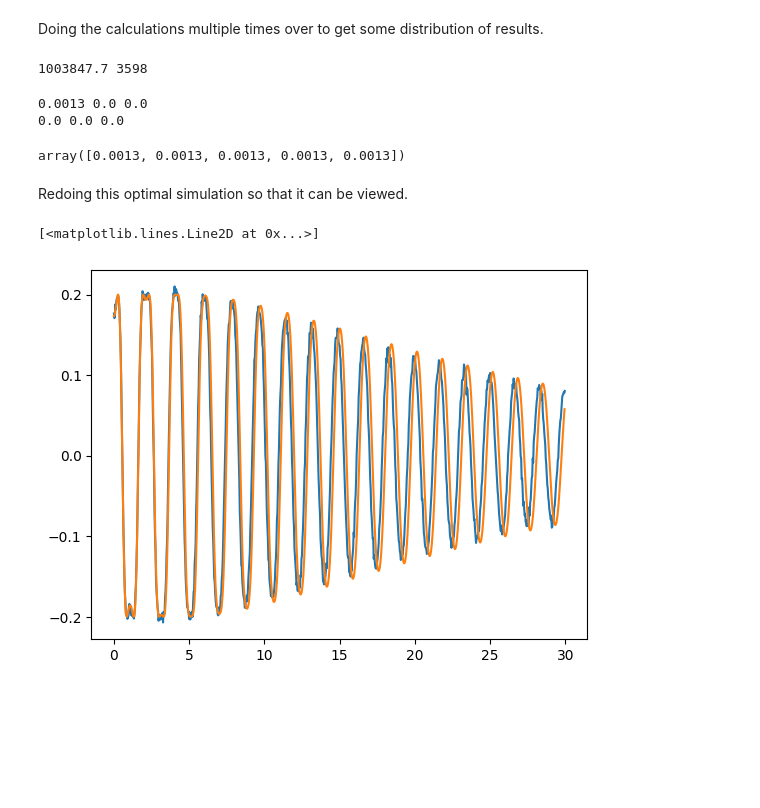
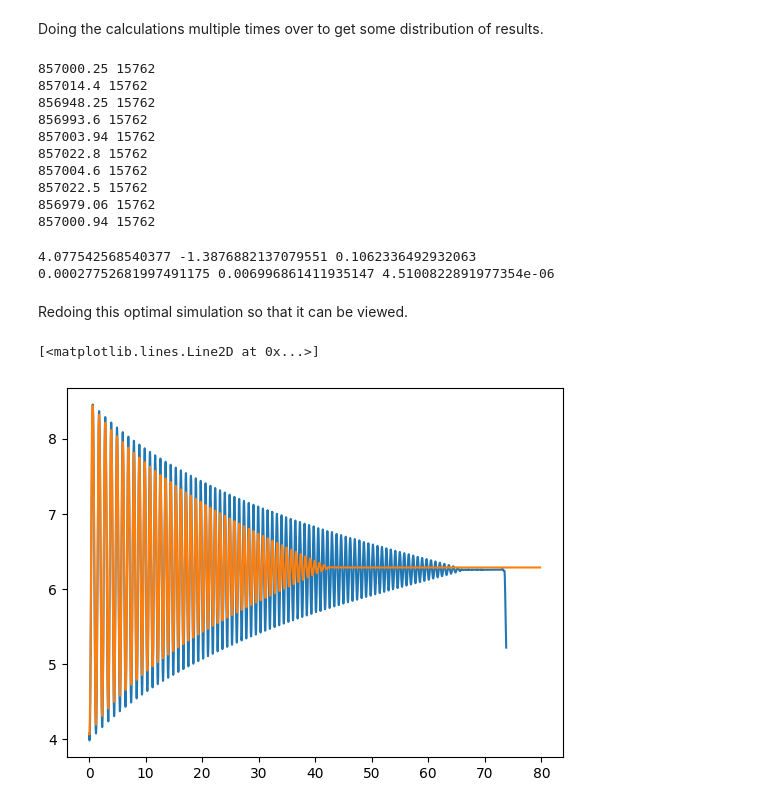
Before and after one commit to Will-Drac/double-pendulum-prediction, a Jupyter notebook: simulation/single pendulum/simulate_gpu_single.ipynb, the cells around one changed output. Saved outputs shown, nothing was run; the diff lists cells and outputs as text; code cells hidden in the pictures; blank space fills up the shorter version.

```diff
--- a/simulation/single pendulum/simulate_gpu_single.ipynb
+++ b/simulation/single pendulum/simulate_gpu_single.ipynb
@@ -28,5 +41,5 @@ sim_time = data[-1, 0]
 # %%
-sims = ti.Vector.field(2, ti.float32, shape=num_sims)
+sims = ti.Vector.field(2, ti.f32, shape=num_sims)
 costs = ti.field(ti.f32, shape=num_sims)
 # %% [markdown]
 Helper Taichi functions
@@ -42,14 +50,11 @@ def map_range(value: float, min_in: float, max_in: float, min_out: float, max_ou
 # %% [markdown]
 Setting up initial conditions of the pendulums.
 # %%
-initial_theta = float(input("Initial angle of the pendulum"))
-initial_omega = float(input("Initial angular velocity of the pendulum"))
-
 @ti.kernel
 def setup(v1_range: ti.math.vec2, v2_range: ti.math.vec2, v3_range: ti.math.vec2):
     for i, j, k in sims:
-        theta_0 = initial_theta
-        theta_d_0 = initial_omega
+        theta_0 = map_range(i, 0, num_sims[0], v1_range[0], v1_range[1])
+        theta_d_0 = map_range(j, 0, num_sims[1], v2_range[0], v2_range[1])
 
         sims[i, j, k] = ti.Vector([theta_0, theta_d_0])
         costs[i, j, k] = 0
@@ -245,7 +226,7 @@ def get_optimal(v1_range, v2_range, v3_range):
         min_indices[1], 0, num_sims[1], v2_range[0], v2_range[1]
     )
     var_3_best = map_range(
-        min_indices[2], 0, num_sims[1], v3_range[0], v3_range[1]
+        min_indices[2], 0, num_sims[2], v3_range[0], v3_range[1]
     )
 
     return var_1_best, var_2_best, var_3_best, min_chi2
@@ -319,10 +308,20 @@ Error:
 Doing the calculations multiple times over to get some distribution of results.
 # %%
 v1 = []; v2 = []; v3 = []
-for i in range(5):
-    get_costs(i==0, var_1_range_cut, var_2_range_cut, var_3_range_cut)
+for i in range(10): # turn this to something big enough to get a gaussian distribution
 
-    var_1_best, var_2_best, var_3_best, min_chi2 = get_optimal(var_1_range_cut, var_2_range_cut, var_3_range_cut)
+    v1_scale = 0.1*(v1_range[1]-v1_range[0])
+    this_v1_range = (np.random.normal(v1_range[0], v1_scale), np.random.normal(v1_range[1], v1_scale))
+
+    v2_scale = 0.1*(v2_range[1]-v2_range[0])
+    this_v2_range = (np.random.normal(v2_range[0], v2_scale), np.random.normal(v2_range[1], v2_scale))
+
+    v3_scale = 0.1*(v3_range[1]-v3_range[0])
+    this_v3_range = (np.random.normal(v3_range[0], v3_scale), np.random.normal(v3_range[1], v3_scale))
+
+    get_costs(i==0, this_v1_range, this_v2_range, this_v3_range)
+
+    var_1_best, var_2_best, var_3_best, min_chi2 = get_optimal(this_v1_range, this_v2_range, this_v3_range)
 
     v1.append(var_1_best); v2.append(var_2_best); v3.append(var_3_best)
 
@@ -333,32 +332,46 @@ for i in range(5):
 
 v1 = np.array(v1); v2 = np.array(v2); v3 = np.array(v3)
 # %% [output]
-1003847.7 3598
+857000.25 15762
+857014.4 15762
+856948.25 15762
+856993.6 15762
+857003.94 15762
+857022.8 15762
+857004.6 15762
+857022.5 15762
+856979.06 15762
+857000.94 15762
 # %%
 print(np.mean(v1), np.mean(v2), np.mean(v3))
 print(np.std(v1, ddof=1)/np.sqrt(10), np.std(v2, ddof=1)/np.sqrt(10), np.std(v3, ddof=1)/np.sqrt(10))
 
 v1_mean = np.mean(v1); v2_mean = np.mean(v2); v3_mean = np.mean(v3)
-
-v1
 # %% [output]
-0.0013 0.0 0.0
-0.0 0.0 0.0
+4.077542568540377 -1.3876882137079551 0.1062336492932063
+0.00027752681997491175 0.006996861411935147 4.5100822891977354e-06
-array([0.0013, 0.0013, 0.0013, 0.0013, 0.0013])
 # %% [markdown]
 Redoing this optimal simulation so that it can be viewed.
 # %%
-rcm_sim = 10e-2
+# Big Arm
+m_sim = 108.5e-3
 g_sim = 9.81
-I_sim = 1/3 * (2*rcm_sim)**2
-m_sim = 200e-3
+rcm_sim = 11.7e-2
+I_sim = 0.00216
 r_inner_sim = 8e-3
 
-muv_sim = v1_mean
-muq_sim = v2_mean
-muc_sim = v2_mean
+# Small Arm
+# m_sim = 86e-3
+# g_sim = 9.81
+# rcm_sim = 9.225e-2
+# I_sim = 0.00103
+# r_inner_sim = 8e-3
 
-y = np.array([initial_theta, initial_omega])
+muv_sim = 0
+muq_sim = 0
+muc_sim = v3_mean
+
+y = np.array([v1_mean, v2_mean])
 
 h = 0.025
 
@@ -367,7 +380,7 @@ t = 0
 past_positions = np.array(y)
 # first = True
 
-for i in range(int(sim_time/h)):
+for i in np.arange(0, sim_time, h):
     k1 = h*f(y, I_sim, rcm_sim, m_sim, g_sim, r_inner_sim, muv_sim, muq_sim, muc_sim)
     k2 = h*f(y + k1/2, I_sim, rcm_sim, m_sim, g_sim, r_inner_sim, muv_sim, muq_sim, muc_sim)
     k3 = h*f(y + k2/2, I_sim, rcm_sim, m_sim, g_sim, r_inner_sim, muv_sim, muq_sim, muc_sim)
@@ -376,13 +389,14 @@ for i in range(int(sim_time/h)):
     y = y + k1/6 + k2/3 + k3/3 + k4/6
     past_positions = np.vstack([past_positions, y])
 
-theta_sim = past_positions[:, 0]
+theta_sim = past_positions[:-1, 0]
 t_sim = np.arange(0, sim_time, h)
 x_sim = 2*rcm_sim*np.sin(theta_sim)
 y_sim = -2*rcm_sim*np.cos(theta_sim)
 # %%
-plt.plot(data[:, 0], data[:, 1])
-plt.plot(t_sim, x_sim)
+plt.plot(data[:, 0] - data[0, 0], data[:, 9])
+plt.plot(t_sim, theta_sim)
+# plt.xlim(0, 20)
 # %% [output]
 [<matplotlib.lines.Line2D at 0x...>]
-[figure, old version]
+[figure, new version]
```
Also changed, not shown: parts of 13 cells of this notebook.
